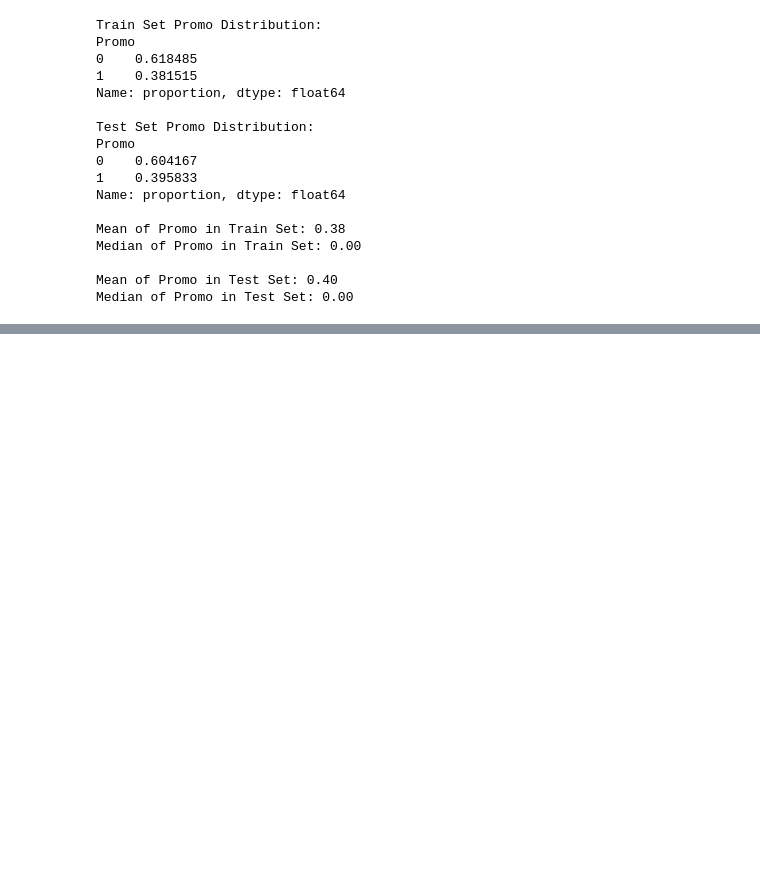
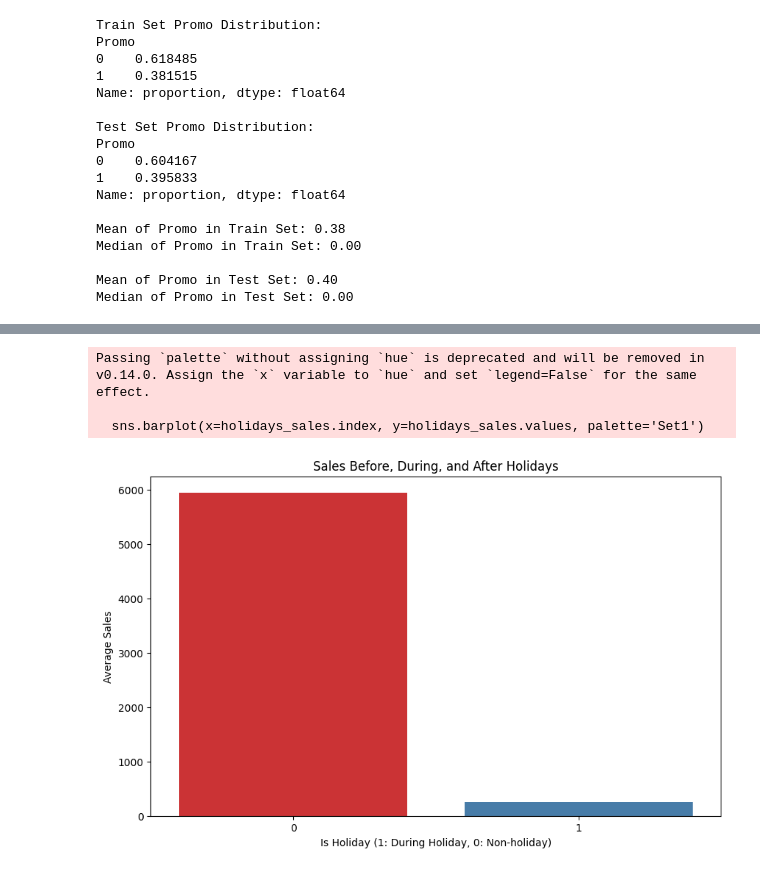
Before and after one commit to Birkity/Rossmann-forecastSales-, a Jupyter notebook: notebooks/task_1.ipynb, the cells around one changed output, grey strips where cells are left out. Saved outputs shown, nothing was run; the diff lists cells and outputs as text; code cells hidden in the pictures; blank space fills up the shorter version.

Commit message:
Analyzed and plotted sales behavior around holidays

```diff
--- a/notebooks/task_1.ipynb
+++ b/notebooks/task_1.ipynb
@@ -117,0 +120,80 @@ Median of Promo in Test Set: 0.00
+# %%
+import pandas as pd
+import matplotlib.pyplot as plt
+import seaborn as sns
+import logging
+
+train_merged['Date'] = pd.to_datetime(train_merged['Date'])
+
+train_merged['IsHoliday'] = train_merged['StateHoliday'].apply(lambda x: 1 if x in ['a', 'b', 'c'] else 0)
+
+train_merged['IsSchoolHoliday'] = train_merged['SchoolHoliday'].apply(lambda x: 1 if x == 1 else 0)
+
+holidays_sales = train_merged.groupby('IsHoliday')['Sales'].mean()
+school_holidays_sales = train_merged.groupby('IsSchoolHoliday')['Sales'].mean()
+
+logging.info('Sales before, during, and after holidays analyzed.')
+
+plt.figure(figsize=(10,6))
+sns.barplot(x=holidays_sales.index, y=holidays_sales.values, palette='Set1')
+plt.title('Sales Before, During, and After Holidays')
+plt.xlabel('Is Holiday (1: During Holiday, 0: Non-holiday)')
+plt.ylabel('Average Sales')
+plt.show()
+
+logging.info('Sales behavior around holidays plotted.')
+
+
+plt.figure(figsize=(10,6))
+sns.barplot(x=school_holidays_sales.index, y=school_holidays_sales.values, palette='Set2')
+plt.title('Sales During and Outside of School Holidays')
+plt.xlabel('Is School Holiday (1: During School Holiday, 0: Non-School Holiday)')
+plt.ylabel('Average Sales')
+plt.show()
+
+logging.info('Sales behavior around school holidays plotted.')
+
+
+print("\nHolidays Sales Analysis:")
+print("Total number of rows:", len(train_merged))
+print("Number of rows with IsHoliday=1 (during holiday):",
+      train_merged[train_merged['IsHoliday'] == 1].shape[0])
+print("Number of rows with IsHoliday=0 (non-holiday):",
+      train_merged[train_merged['IsHoliday'] == 0].shape[0])
+
+print("\nSchool Holidays Sales Analysis:")
+print("Number of rows with IsSchoolHoliday=1 (during school holiday):",
+      train_merged[train_merged['IsSchoolHoliday'] == 1].shape[0])
+print("Number of rows with IsSchoolHoliday=0 (non-school holiday):",
+      train_merged[train_merged['IsSchoolHoliday'] == 0].shape[0])
+
+# sales statistics
+print("\nSales Statistics:")
+print("Mean Sales During Holidays:", holidays_sales.mean())
+print("Mean Sales Outside Holidays:", holidays_sales[0])
+print("Standard Deviation of Sales During Holidays:", holidays_sales.std())
+
+print("Mean Sales During School Holidays:", school_holidays_sales.mean())
+print("Mean Sales Outside School Holidays:", school_holidays_sales[0])
+print("Standard Deviation of Sales During School Holidays:", school_holidays_sales.std())
+
+
+holiday_mean = holidays_sales[1]  # Sales during holidays
+non_holiday_mean = holidays_sales[0]  # Sales outside of holidays
+percentage_diff = ((holiday_mean - non_holiday_mean) / non_holiday_mean * 100)
+
+print(f"\nPercentage Difference in Sales (Holiday vs Non-Holiday): {percentage_diff:.2f}%")
+
+
+school_holiday_mean = school_holidays_sales[1]  # Sales during school holidays
+non_school_holiday_mean = school_holidays_sales[0]  # Sales outside school holidays
+school_percentage_diff = ((school_holiday_mean - non_school_holiday_mean) / non_school_holiday_mean * 100)
+
+print(f"\nPercentage Difference in Sales (School Holiday vs Non-School Holiday): {school_percentage_diff:.2f}%")
+
+logging.info('Additional numerical analysis for holidays and school holidays completed.')
+# %% [output]
+Passing `palette` without assigning `hue` is deprecated and will be removed in v0.14.0. Assign the `x` variable to `hue` and set `legend=False` for the same effect.
+
+  sns.barplot(x=holidays_sales.index, y=holidays_sales.values, palette='Set1')
+[figure, added]
```
Also changed, not shown: parts of 2 cells of this notebook, 1 other file.
